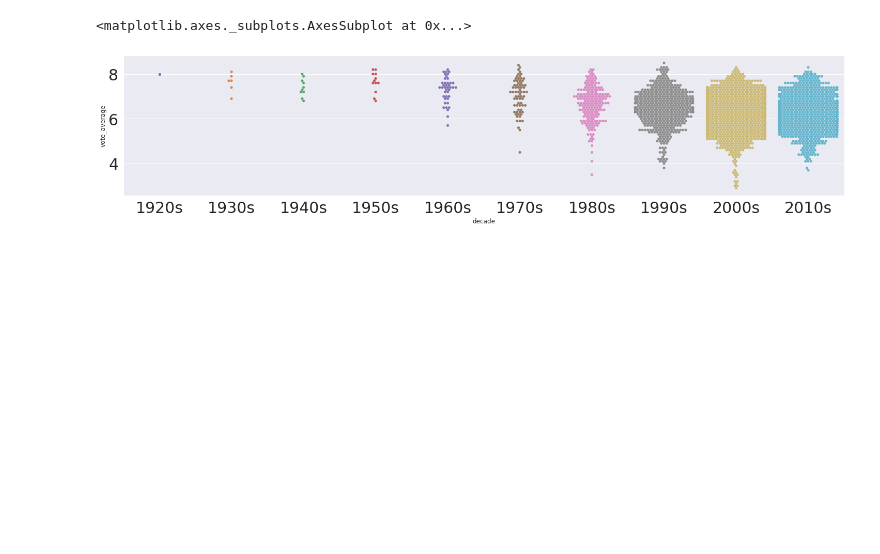
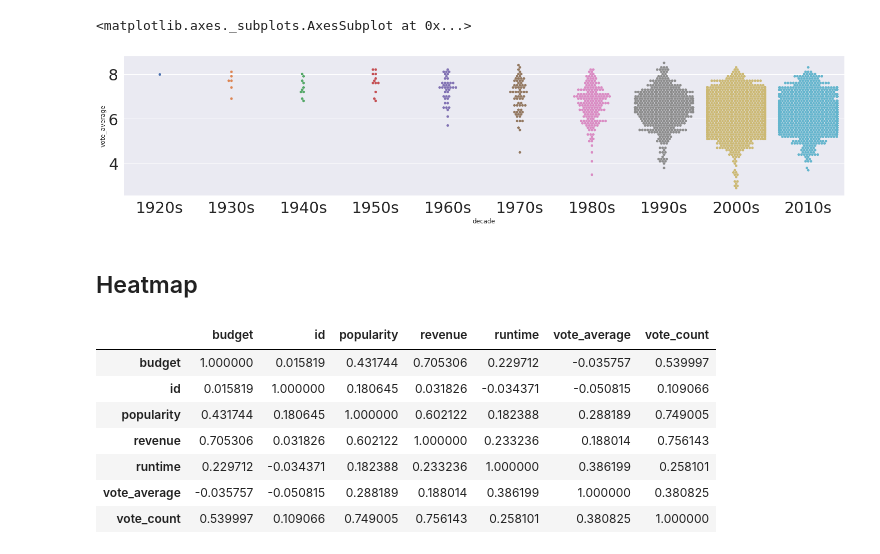
Before and after one commit to saka-21/python_coding, a Jupyter notebook: Seaborn.ipynb, the cells around one changed output. Saved outputs shown, nothing was run; the diff lists cells and outputs as text; code cells hidden in the pictures; blank space fills up the shorter version.

```diff
--- a/Seaborn.ipynb
+++ b/Seaborn.ipynb
@@ -120,3 +120,18 @@ sns.swarmplot(ax=ax, x='decade', y='vote_average', data=df.sort_values('decade')
 # %% [output]
 <matplotlib.axes._subplots.AxesSubplot at 0x...>
 [figure]
+# %% [markdown]
+## Heatmap
+# %%
+df = pd.read_csv('dataset/tmdb_5000_movies.csv')
+df = df[(df != 0).all(axis=1)]
+df.corr()
+# %% [output]
+|  | budget | id | popularity | revenue | runtime | vote_average | vote_count |
+| budget | 1.000000 | 0.015819 | 0.431744 | 0.705306 | 0.229712 | -0.035757 | 0.539997 |
+| id | 0.015819 | 1.000000 | 0.180645 | 0.031826 | -0.034371 | -0.050815 | 0.109066 |
+| popularity | 0.431744 | 0.180645 | 1.000000 | 0.602122 | 0.182388 | 0.288189 | 0.749005 |
+| revenue | 0.705306 | 0.031826 | 0.602122 | 1.000000 | 0.233236 | 0.188014 | 0.756143 |
+| runtime | 0.229712 | -0.034371 | 0.182388 | 0.233236 | 1.000000 | 0.386199 | 0.258101 |
+| vote_average | -0.035757 | -0.050815 | 0.288189 | 0.188014 | 0.386199 | 1.000000 | 0.380825 |
+| vote_count | 0.539997 | 0.109066 | 0.749005 | 0.756143 | 0.258101 | 0.380825 | 1.000000 |
```
Also changed, not shown: parts of 4 cells of this notebook.
